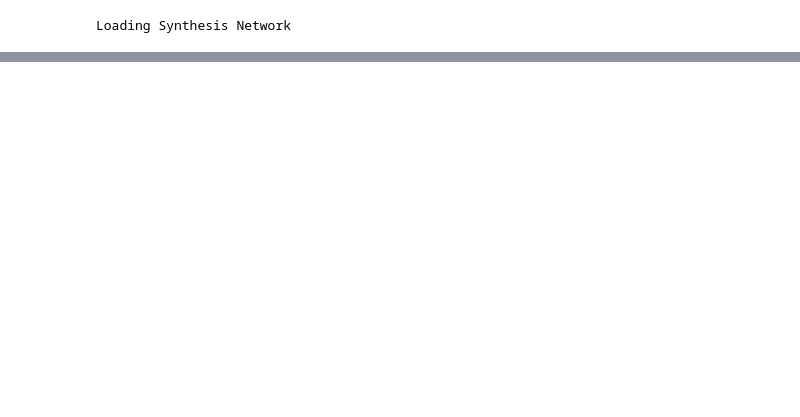
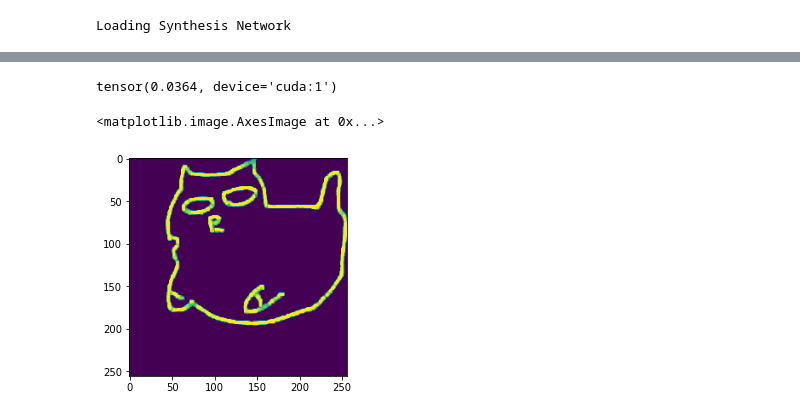
Before and after one commit to hackgoofer/sketch2cat-pulse, a Jupyter notebook: pulsing_cat.ipynb, the cells around one changed output, grey strips where cells are left out. Saved outputs shown, nothing was run; the diff lists cells and outputs as text; code cells hidden in the pictures; blank space fills up the shorter version.

```diff
--- a/pulsing_cat.ipynb
+++ b/pulsing_cat.ipynb
@@ -118,15 +166,17 @@ kwargs = dict(
     duplicates=1,  # 'How many HR images to produce for every image in the input directory'
     batch_size=1,  # 'Batch size to use during optimization'
     seed=0,  # 'manual seed to use'
-    loss_str="100*L2+0.05*GEOCROSS",  # 'Loss function to use'
+    loss_str="1*BCE+0*L2+0.05*GEOCROSS",  # 100*L2+0.05*GEOCROSS 'Loss function to use'
     eps=2e-3,  # 'Target for downscaling loss (L2)'
     noise_type='trainable',  # 'zero, fixed, or trainable'
     num_trainable_noise_layers=5,  # 'Number of noise layers to optimize'
     tile_latent=False,  # 'Whether to forcibly tile the same latent 18 times'
     bad_noise_layers="17",  # 'List of noise layers to zero out to improve image quality')
-    opt_name='custom',  # 'Optimizer to use in projected gradient descent'
+    opt_name='adam',  # 'Optimizer to use in projected gradient descent'
     learning_rate=0.4,  #  help='Learning rate to use during optimization'
     steps=200,  # 'Number of optimization steps'
     lr_schedule='linear1cycledrop',  # 'fixed, linear1cycledrop, linear1cycle'
     save_intermediate=False,  # 'Whether to store and save intermediate HR and LR images during optimization'
+    device="cuda:1",
 )
+device = kwargs["device"]
@@ -133,11 +466,13 @@ kwargs = dict(
 # %%
 class Images(Dataset):
-    def __init__(self, root_dir, duplicates):
+    def __init__(self, root_dir, duplicates, device):
         self.root_path = Path(root_dir)
         self.image_list = list(self.root_path.glob("*.png"))
         self.duplicates = duplicates # Number of times to duplicate the image in the dataset to produce multiple HR images
+        self.device = device
         factor = 1024 // 32
         self.D = EdgeGen(factor=factor)
+        self.D.to(device)
 
     def __len__(self):
         return self.duplicates*len(self.image_list)
@@ -146,11 +481,10 @@ class Images(Dataset):
         img_path = self.image_list[idx//self.duplicates]
         image = torchvision.transforms.ToTensor()(Image.open(img_path))
         # HACK
-        if image.shape == (3, 1024, 1024):
-            image = self.D(image.unsqueeze(0).cuda())[0].cpu().detach().clamp(0, 1)
-        elif image.shape == (3, 32, 32):
-            # already resized (:
-            pass
+        if image.shape == (4, 256, 256):
+            image = self.D(image[:3].unsqueeze(0).to(self.device))[0].cpu().detach().clamp(0, 1)
+        elif image.shape == (3, 256, 256):
+            image = self.D(image.unsqueeze(0).to(self.device))[0].cpu().detach().clamp(0, 1)
         else:
             raise ValueError(image.shape)
         if(self.duplicates == 1):
@@ -158,17 +492,20 @@ class Images(Dataset):
         else:
             return image,img_path.stem+f"_{(idx % self.duplicates)+1}"
 
-dataset = Images(kwargs["input_dir"], duplicates=kwargs["duplicates"])
+dataset = Images(kwargs["input_dir"], duplicates=kwargs["duplicates"], device=device)
 out_path = Path(kwargs["output_dir"])
 out_path.mkdir(parents=True, exist_ok=True)
 
 dataloader = DataLoader(dataset, batch_size=kwargs["batch_size"])
 
-model = PULSE(cache_dir=kwargs["cache_dir"], resolution=256)
+model = PULSE(cache_dir=kwargs["cache_dir"], resolution=256, device=device)
 # removed because of error:
 # TypeError: forward() missing 1 required positional argument: 'ref_im'
 # model = DataParallel(model)
 
 toPIL = torchvision.transforms.ToPILImage()
+model.to(device)
+
+None
 # %% [output]
 Loading Synthesis Network
@@ -174,0 +592,4 @@ Loading Synthesis Network
+# %%
+ref_im.mean()
+# %% [output]
+tensor(0.0364, device='cuda:1')
@@ -174,0 +598,5 @@ Loading Synthesis Network
+# %%
+plt.imshow(torch.nn.functional.max_pool2d(ref_im, kernel_size=(3, 3), stride=(1, 1), padding=(1, 1)).cpu()[0, 0])
+# %% [output]
+<matplotlib.image.AxesImage at 0x...>
+[figure, added]
```
Also changed, not shown: parts of 14 cells of this notebook, 4 other files.
